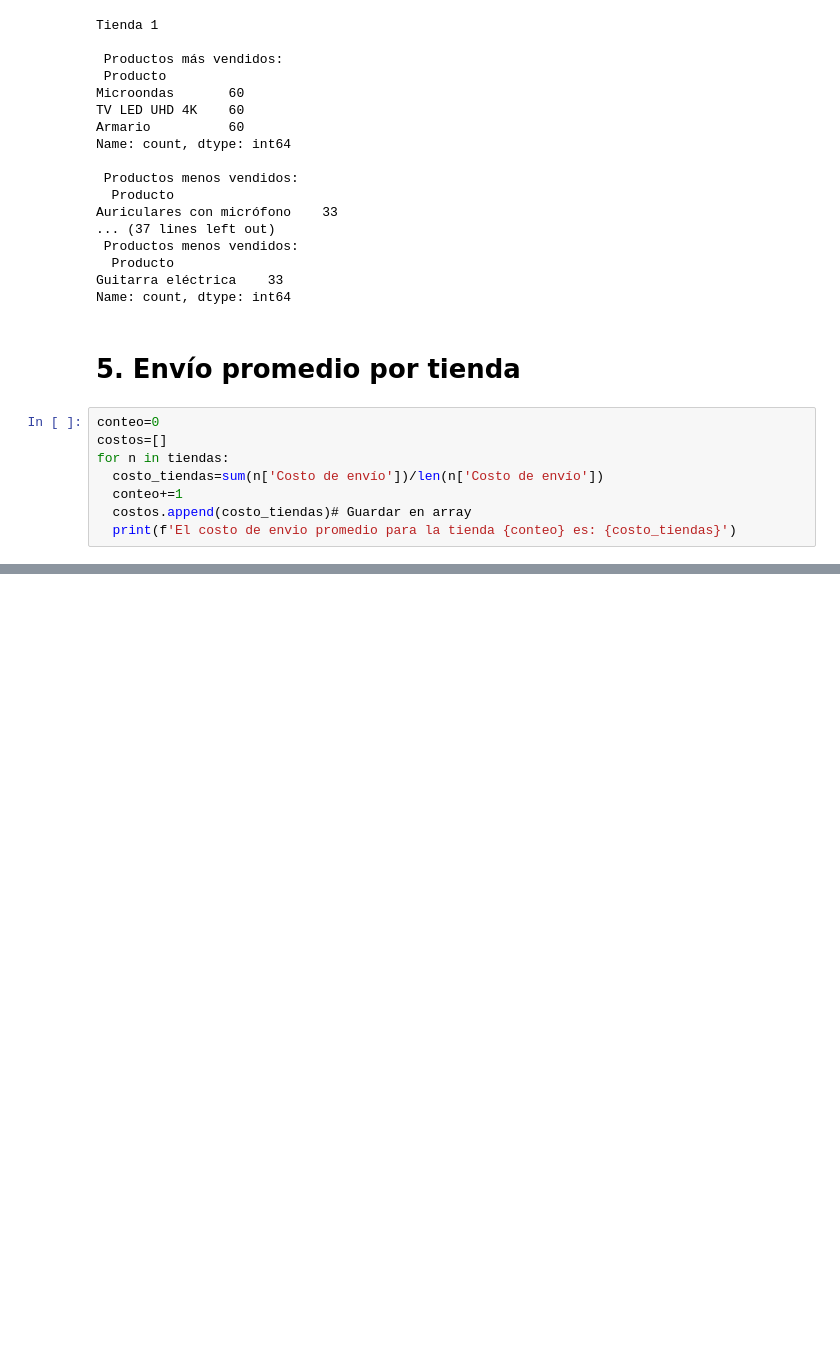
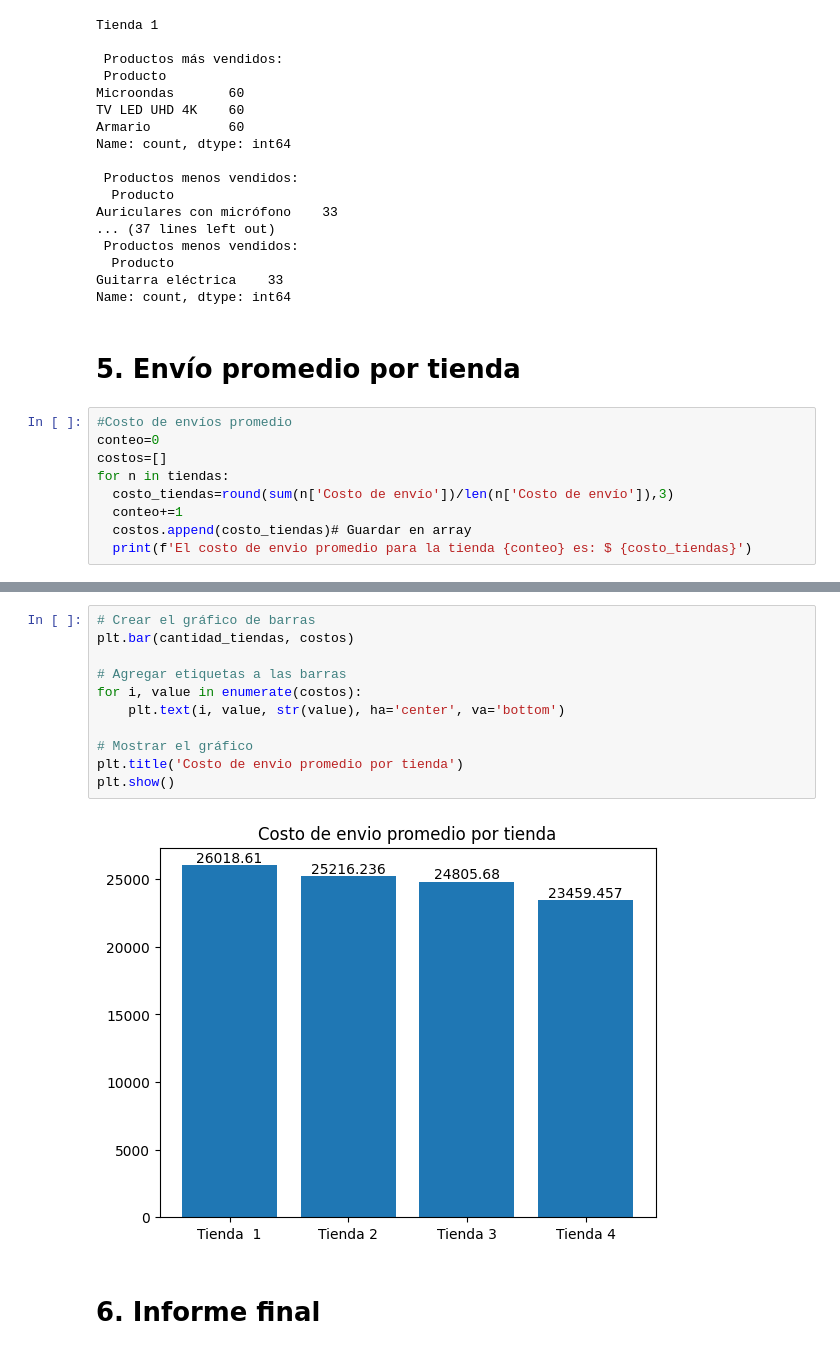
Before and after one commit to HadLe8/alura_store, a Jupyter notebook: AluraStoreLatam.ipynb, the cells around one changed output, grey strips where cells are left out. Cells and saved outputs as stored; diff of their text form; blank space fills up the shorter version.

```diff
--- a/AluraStoreLatam.ipynb
+++ b/AluraStoreLatam.ipynb
@@ -104,11 +154,12 @@ Name: count, dtype: int64
 # %% [markdown]
 # 5. Envío promedio por tienda
 # %%
+#Costo de envíos promedio
 conteo=0
 costos=[]
 for n in tiendas:
-  costo_tiendas=sum(n['Costo de envío'])/len(n['Costo de envío'])
+  costo_tiendas=round(sum(n['Costo de envío'])/len(n['Costo de envío']),3)
   conteo+=1
   costos.append(costo_tiendas)# Guardar en array
-  print(f'El costo de envio promedio para la tienda {conteo} es: {costo_tiendas}')
+  print(f'El costo de envio promedio para la tienda {conteo} es: $ {costo_tiendas}')
 # %% [output]
@@ -118,0 +196,15 @@ El costo de envio promedio para la tienda 4 es: 23459.457167090754
+# %%
+# Crear el gráfico de barras
+plt.bar(cantidad_tiendas, costos)
+
+# Agregar etiquetas a las barras
+for i, value in enumerate(costos):
+    plt.text(i, value, str(value), ha='center', va='bottom')
+
+# Mostrar el gráfico
+plt.title('Costo de envio promedio por tienda')
+plt.show()
+# %% [output]
+[figure, added]
+# %% [markdown]
+# 6. Informe final
```
Also changed, not shown: parts of 12 cells of this notebook.
